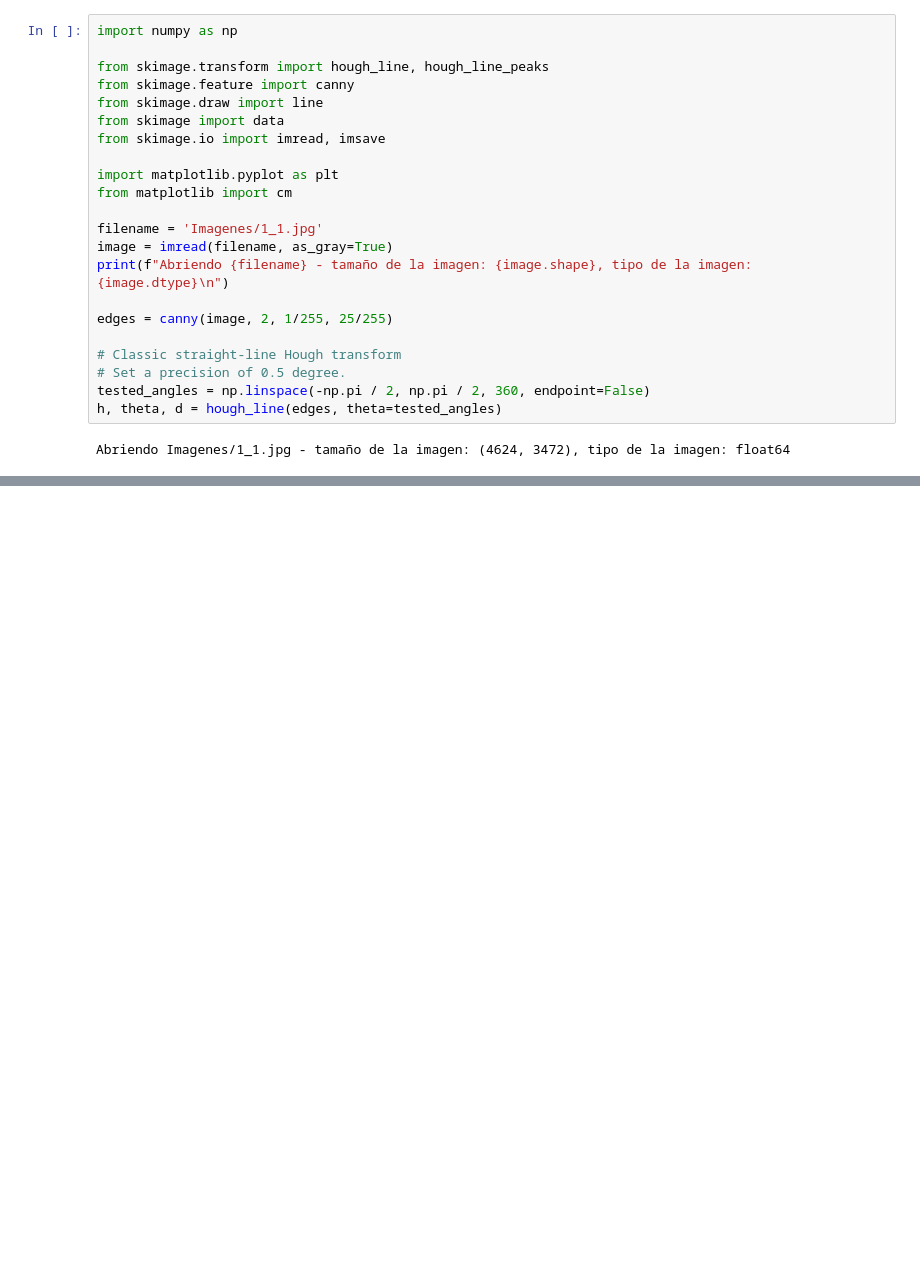
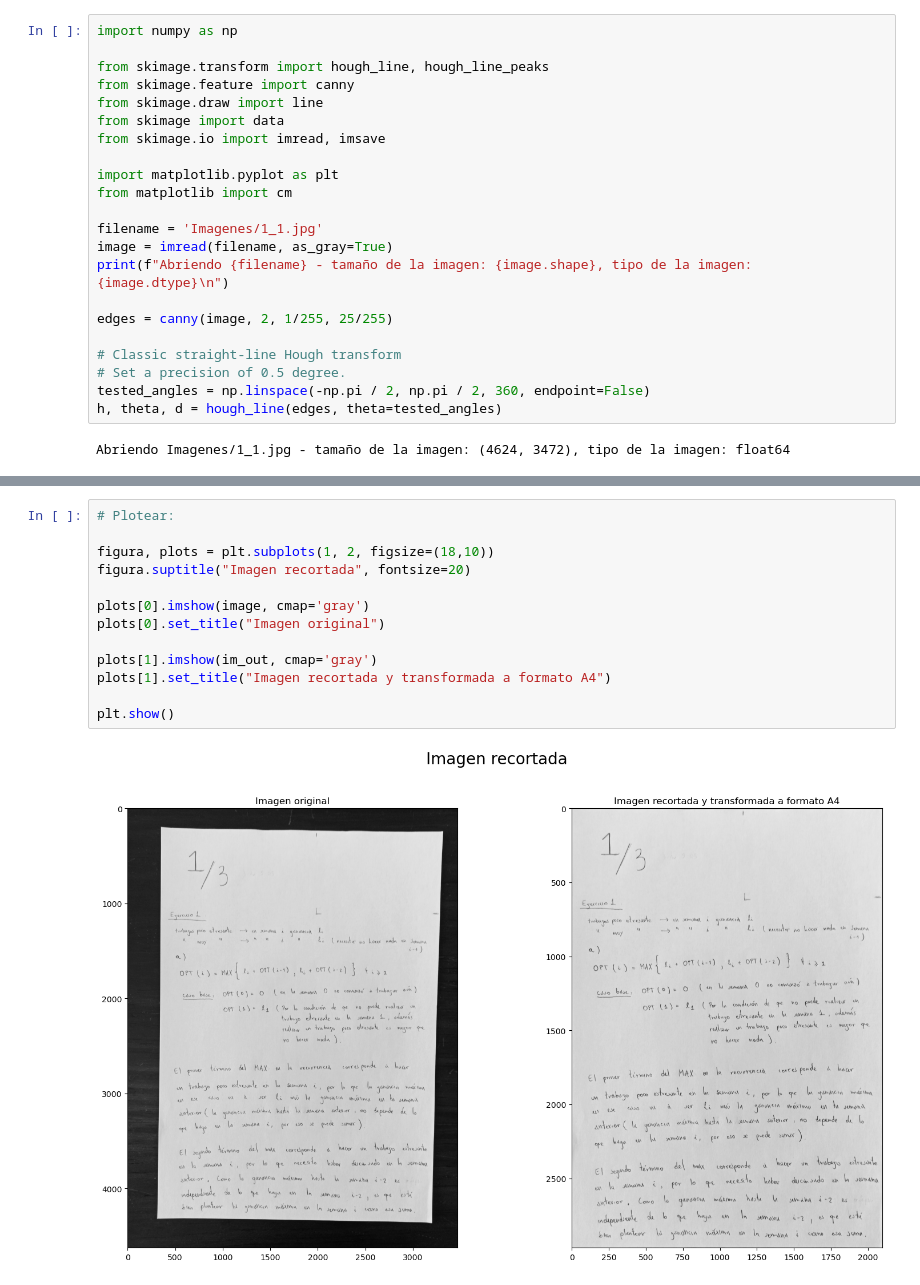
Before and after one commit to nacjck/timag-proyecto, a Jupyter notebook: Untitled.ipynb, the cells around one changed output, grey strips where cells are left out. Cells and saved outputs as stored; diff of their text form; blank space fills up the shorter version.

```diff
--- a/Untitled.ipynb
+++ b/Untitled.ipynb
@@ -80,0 +155,15 @@ Recta: d=-198.5171638564634, ang=-1.5533430342749532 centro=(-3.465,198.487)
+# %%
+# Plotear:
+
+figura, plots = plt.subplots(1, 2, figsize=(18,10))
+figura.suptitle("Imagen recortada", fontsize=20)
+
+plots[0].imshow(image, cmap='gray')
+plots[0].set_title("Imagen original")
+
+plots[1].imshow(im_out, cmap='gray')
+plots[1].set_title("Imagen recortada y transformada a formato A4")
+
+plt.show()
+# %% [output]
+[figure, added]
```
Also changed, not shown: parts of 2 cells of this notebook.
